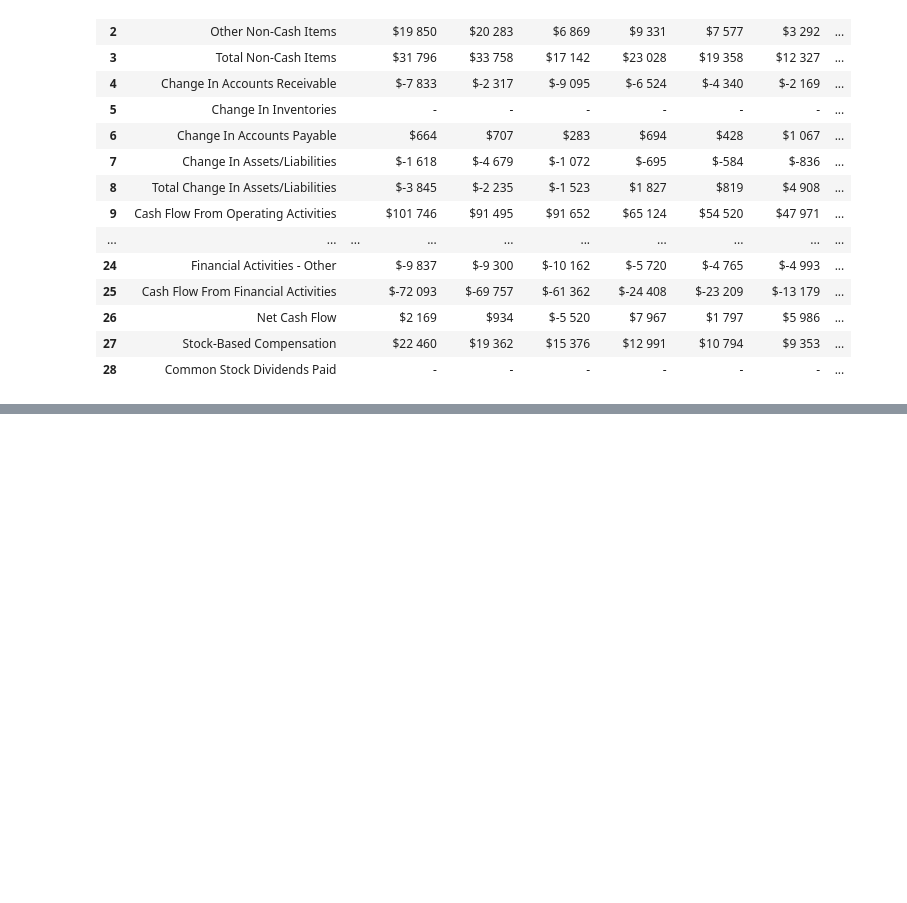
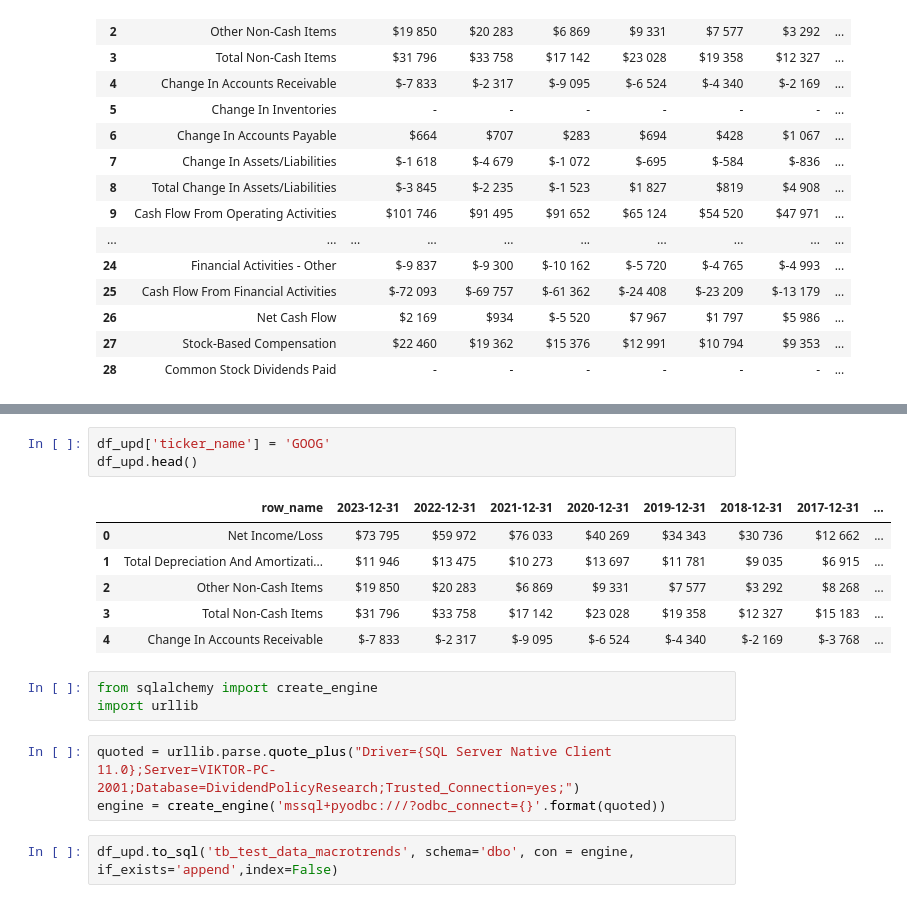
Before and after one commit to viktor-taraba/University_2023, a Jupyter notebook: findata_altern_current_period.ipynb, the cells around one changed output, grey strips where cells are left out. Cells and saved outputs as stored; diff of their text form; blank space fills up the shorter version.

```diff
--- a/findata_altern_current_period.ipynb
+++ b/findata_altern_current_period.ipynb
@@ -47,0 +125,18 @@ df
+# %%
+df_upd['ticker_name'] = 'GOOG'
+df_upd.head()
+# %% [output]
+|  | row_name | 2023-12-31 | 2022-12-31 | 2021-12-31 | 2020-12-31 | 2019-12-31 | 2018-12-31 | 2017-12-31 | ... |
+| 0 | Net Income/Loss | $73 795 | $59 972 | $76 033 | $40 269 | $34 343 | $30 736 | $12 662 | ... |
+| 1 | Total Depreciation And Amortizati... | $11 946 | $13 475 | $10 273 | $13 697 | $11 781 | $9 035 | $6 915 | ... |
+| 2 | Other Non-Cash Items | $19 850 | $20 283 | $6 869 | $9 331 | $7 577 | $3 292 | $8 268 | ... |
+| 3 | Total Non-Cash Items | $31 796 | $33 758 | $17 142 | $23 028 | $19 358 | $12 327 | $15 183 | ... |
+| 4 | Change In Accounts Receivable | $-7 833 | $-2 317 | $-9 095 | $-6 524 | $-4 340 | $-2 169 | $-3 768 | ... |
+# %%
+from sqlalchemy import create_engine
+import urllib
+# %%
+quoted = urllib.parse.quote_plus("Driver={SQL Server Native Client 11.0};Server=VIKTOR-PC-2001;Database=DividendPolicyResearch;Trusted_Connection=yes;")
+engine = create_engine('mssql+pyodbc:///?odbc_connect={}'.format(quoted))
+# %%
+df_upd.to_sql('tb_test_data_macrotrends', schema='dbo', con = engine, if_exists='append',index=False)
```
Also changed, not shown: parts of 6 cells of this notebook.
